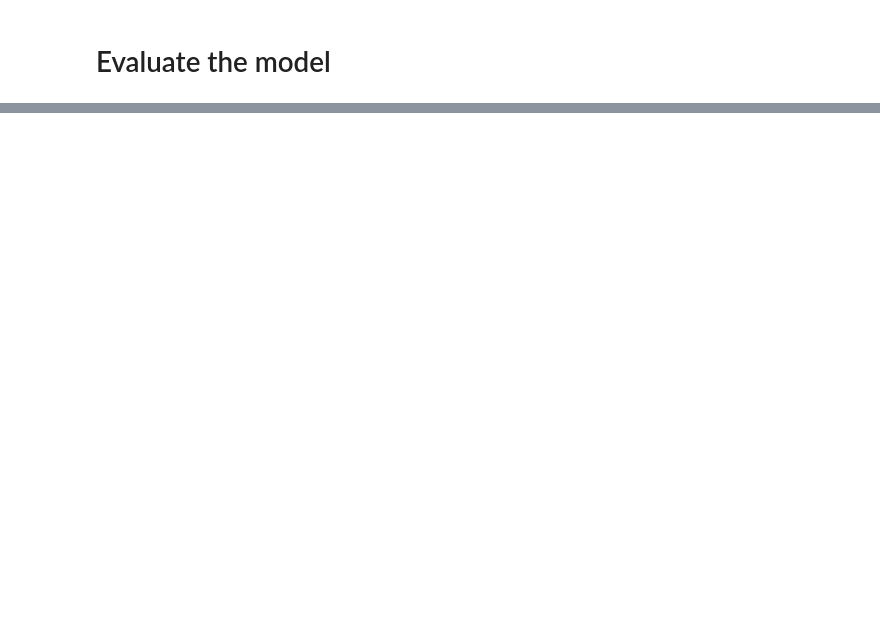
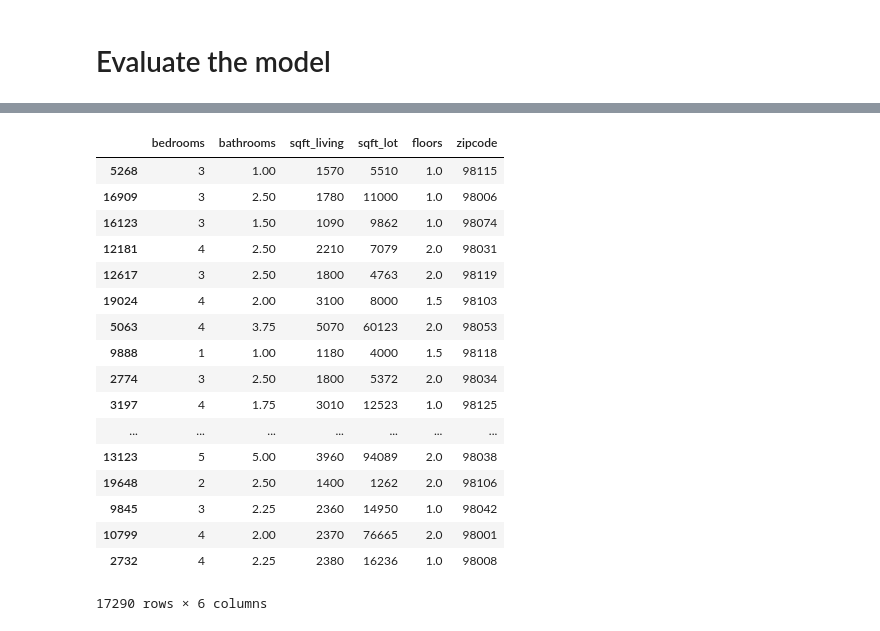
Before and after one commit to MaximeGaudin/Coursera-Machine-Learning-Foundation, a Jupyter notebook: Week2 - Regression/Predicting House Prices.ipynb, the cells around one changed output, grey strips where cells are left out. Saved outputs shown, nothing was run; the diff lists cells and outputs as text; code cells hidden in the pictures; blank space fills up the shorter version.

```diff
--- a/Week2 - Regression/Predicting House Prices.ipynb
+++ b/Week2 - Regression/Predicting House Prices.ipynb
@@ -116,0 +109,30 @@ plt.show()
+# %%
+features = ['bedrooms', 'bathrooms', 'sqft_living', 'sqft_lot', 'floors', 'zipcode']
+responses = ['price']
+
+trainingFeatures = trainingDS[features]
+trainingResponses = trainingDS[responses]
+
+testFeatures = testDS[features]
+testResponses = testDS[responses]
+# %%
+trainingFeatures
+# %% [output]
+|  | bedrooms | bathrooms | sqft_living | sqft_lot | floors | zipcode |
+| 5268 | 3 | 1.00 | 1570 | 5510 | 1.0 | 98115 |
+| 16909 | 3 | 2.50 | 1780 | 11000 | 1.0 | 98006 |
+| 16123 | 3 | 1.50 | 1090 | 9862 | 1.0 | 98074 |
+| 12181 | 4 | 2.50 | 2210 | 7079 | 2.0 | 98031 |
+| 12617 | 3 | 2.50 | 1800 | 4763 | 2.0 | 98119 |
+| 19024 | 4 | 2.00 | 3100 | 8000 | 1.5 | 98103 |
+| 5063 | 4 | 3.75 | 5070 | 60123 | 2.0 | 98053 |
+| 9888 | 1 | 1.00 | 1180 | 4000 | 1.5 | 98118 |
+| 2774 | 3 | 2.50 | 1800 | 5372 | 2.0 | 98034 |
+| 3197 | 4 | 1.75 | 3010 | 12523 | 1.0 | 98125 |
+| ... | ... | ... | ... | ... | ... | ... |
+| 13123 | 5 | 5.00 | 3960 | 94089 | 2.0 | 98038 |
+| 19648 | 2 | 2.50 | 1400 | 1262 | 2.0 | 98106 |
+| 9845 | 3 | 2.25 | 2360 | 14950 | 1.0 | 98042 |
+| 10799 | 4 | 2.00 | 2370 | 76665 | 2.0 | 98001 |
+| 2732 | 4 | 2.25 | 2380 | 16236 | 1.0 | 98008 |
+17290 rows × 6 columns
```
Also changed, not shown: parts of 15 cells of this notebook, 6 other files.
